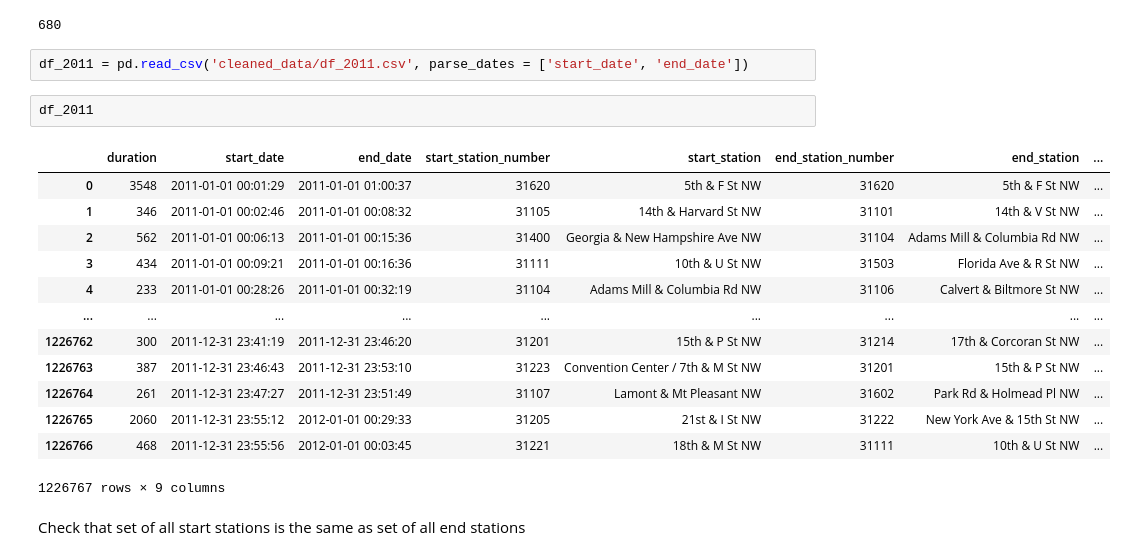
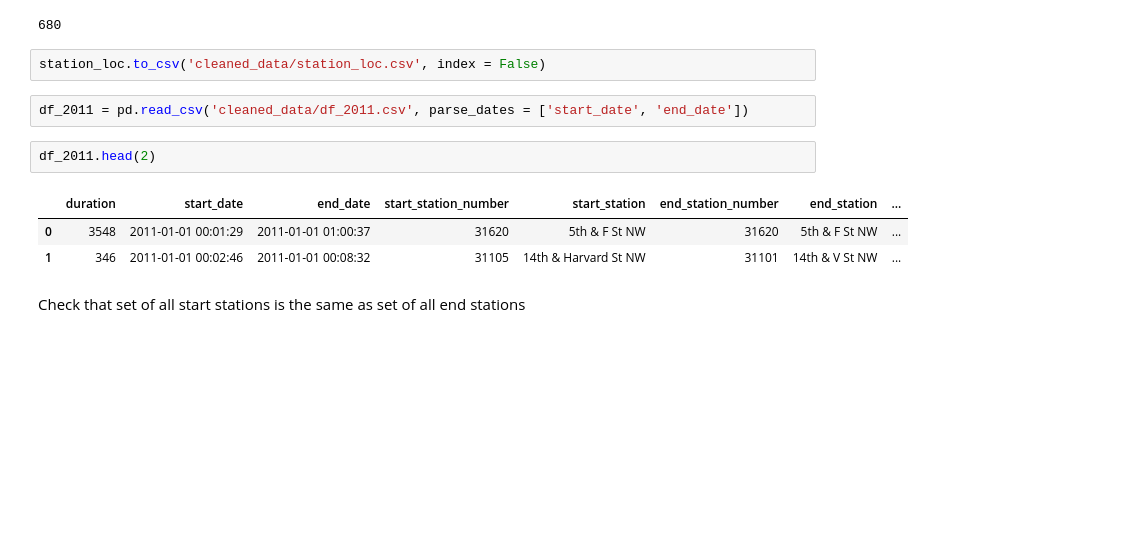
Before and after one commit to kyungoh22/bike_analysis, a Jupyter notebook: station_data.ipynb, the cells around one changed output. Drawn from its saved outputs; the diff is of its cells as text; blank space fills up the shorter version.

```diff
--- a/station_data.ipynb
+++ b/station_data.ipynb
@@ -131,24 +133,16 @@ station_loc.head()
 station_loc['name'].nunique()
 # %% [output]
 680
+# %%
+station_loc.to_csv('cleaned_data/station_loc.csv', index = False)
 # %%
 df_2011 = pd.read_csv('cleaned_data/df_2011.csv', parse_dates = ['start_date', 'end_date'])
 # %%
-df_2011
+df_2011.head(2)
 # %% [output]
 |  | duration | start_date | end_date | start_station_number | start_station | end_station_number | end_station | ... |
 | 0 | 3548 | 2011-01-01 00:01:29 | 2011-01-01 01:00:37 | 31620 | 5th & F St NW | 31620 | 5th & F St NW | ... |
 | 1 | 346 | 2011-01-01 00:02:46 | 2011-01-01 00:08:32 | 31105 | 14th & Harvard St NW | 31101 | 14th & V St NW | ... |
-| 2 | 562 | 2011-01-01 00:06:13 | 2011-01-01 00:15:36 | 31400 | Georgia & New Hampshire Ave NW | 31104 | Adams Mill & Columbia Rd NW | ... |
-| 3 | 434 | 2011-01-01 00:09:21 | 2011-01-01 00:16:36 | 31111 | 10th & U St NW | 31503 | Florida Ave & R St NW | ... |
-| 4 | 233 | 2011-01-01 00:28:26 | 2011-01-01 00:32:19 | 31104 | Adams Mill & Columbia Rd NW | 31106 | Calvert & Biltmore St NW | ... |
-| ... | ... | ... | ... | ... | ... | ... | ... | ... |
-| 1226762 | 300 | 2011-12-31 23:41:19 | 2011-12-31 23:46:20 | 31201 | 15th & P St NW | 31214 | 17th & Corcoran St NW | ... |
-| 1226763 | 387 | 2011-12-31 23:46:43 | 2011-12-31 23:53:10 | 31223 | Convention Center / 7th & M St NW | 31201 | 15th & P St NW | ... |
-| 1226764 | 261 | 2011-12-31 23:47:27 | 2011-12-31 23:51:49 | 31107 | Lamont & Mt Pleasant NW | 31602 | Park Rd & Holmead Pl NW | ... |
-| 1226765 | 2060 | 2011-12-31 23:55:12 | 2012-01-01 00:29:33 | 31205 | 21st & I St NW | 31222 | New York Ave & 15th St NW | ... |
-| 1226766 | 468 | 2011-12-31 23:55:56 | 2012-01-01 00:03:45 | 31221 | 18th & M St NW | 31111 | 10th & U St NW | ... |
-1226767 rows × 9 columns
 # %% [markdown]
 Check that set of all start stations is the same as set of all end stations
 # %%
```
Also changed, not shown: parts of 8 cells of this notebook, 12 other files.
